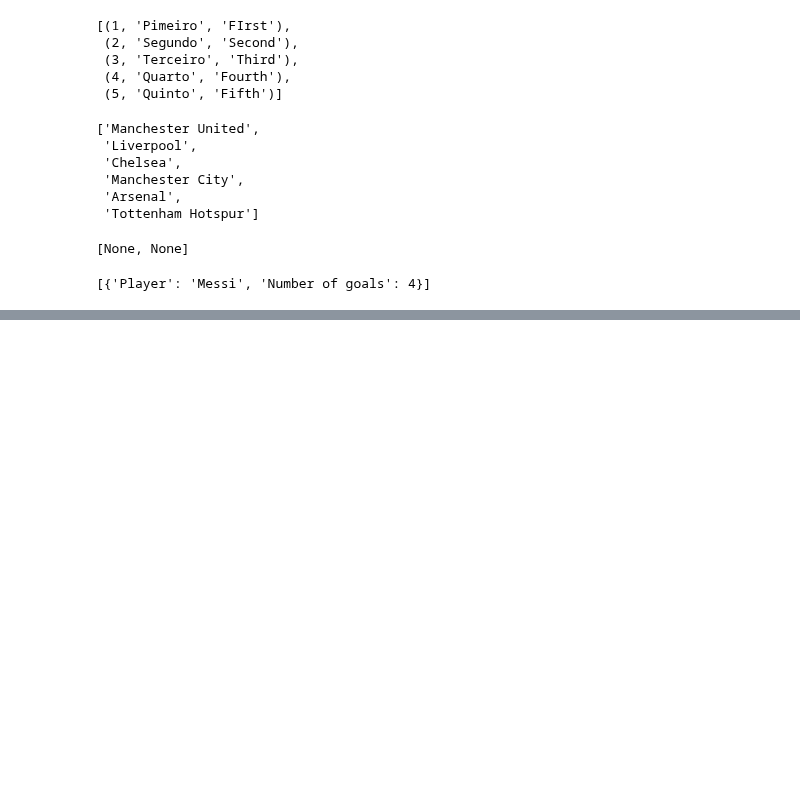
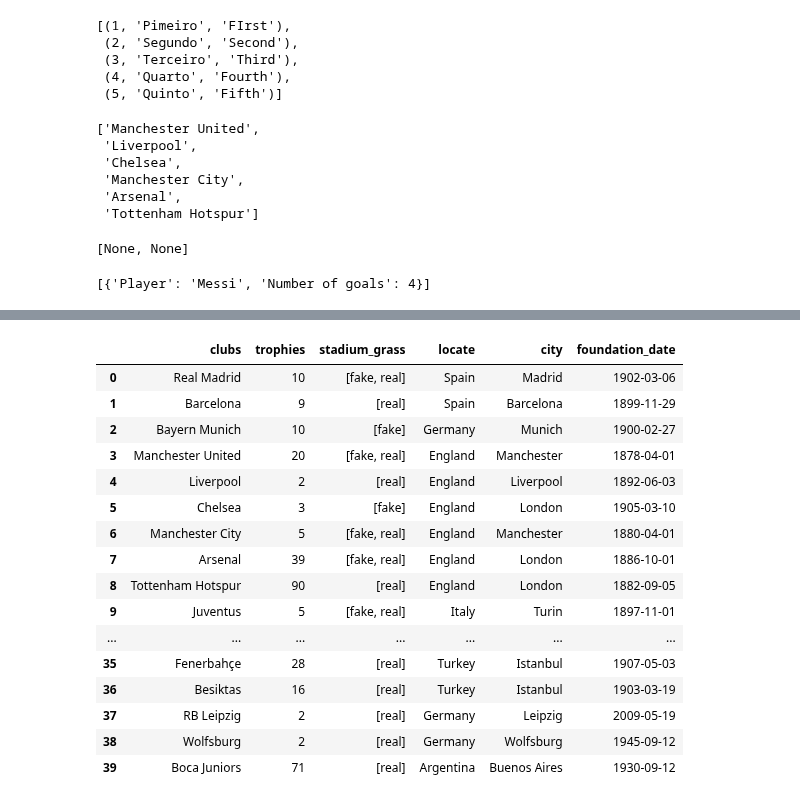
Before and after one commit to estevaocardoso/projetos-estevao, a Jupyter notebook: STUDYING/DOING THINGS.ipynb, the cells around one changed output, grey strips where cells are left out. Drawn from its saved outputs; the diff is of its cells as text; code cells hidden in the pictures; blank space fills up the shorter version.

```diff
--- a/STUDYING/DOING THINGS.ipynb
+++ b/STUDYING/DOING THINGS.ipynb
@@ -559,3 +596,23 @@ df = df.drop(df.index[20:])
+# %%
+df
+# %% [output]
+|  | clubs | trophies | stadium_grass | locate | city | foundation_date |
+| 0 | Real Madrid | 10 | [fake, real] | Spain | Madrid | 1902-03-06 |
+| 1 | Barcelona | 9 | [real] | Spain | Barcelona | 1899-11-29 |
+| 2 | Bayern Munich | 10 | [fake] | Germany | Munich | 1900-02-27 |
+| 3 | Manchester United | 20 | [fake, real] | England | Manchester | 1878-04-01 |
+| 4 | Liverpool | 2 | [real] | England | Liverpool | 1892-06-03 |
+| 5 | Chelsea | 3 | [fake] | England | London | 1905-03-10 |
+| 6 | Manchester City | 5 | [fake, real] | England | Manchester | 1880-04-01 |
+| 7 | Arsenal | 39 | [fake, real] | England | London | 1886-10-01 |
+| 8 | Tottenham Hotspur | 90 | [real] | England | London | 1882-09-05 |
+| 9 | Juventus | 5 | [fake, real] | Italy | Turin | 1897-11-01 |
+| ... | ... | ... | ... | ... | ... | ... |
+| 35 | Fenerbahçe | 28 | [real] | Turkey | Istanbul | 1907-05-03 |
+| 36 | Besiktas | 16 | [real] | Turkey | Istanbul | 1903-03-19 |
+| 37 | RB Leipzig | 2 | [real] | Germany | Leipzig | 2009-05-19 |
+| 38 | Wolfsburg | 2 | [real] | Germany | Wolfsburg | 1945-09-12 |
+| 39 | Boca Juniors | 71 | [real] | Argentina | Buenos Aires | 1930-09-12 |
 # %%
 import matplotlib.pyplot as plt
 plt.figure(figsize=(10, 6))
```
Also changed, not shown: parts of 11 cells of this notebook, 1 other file.
